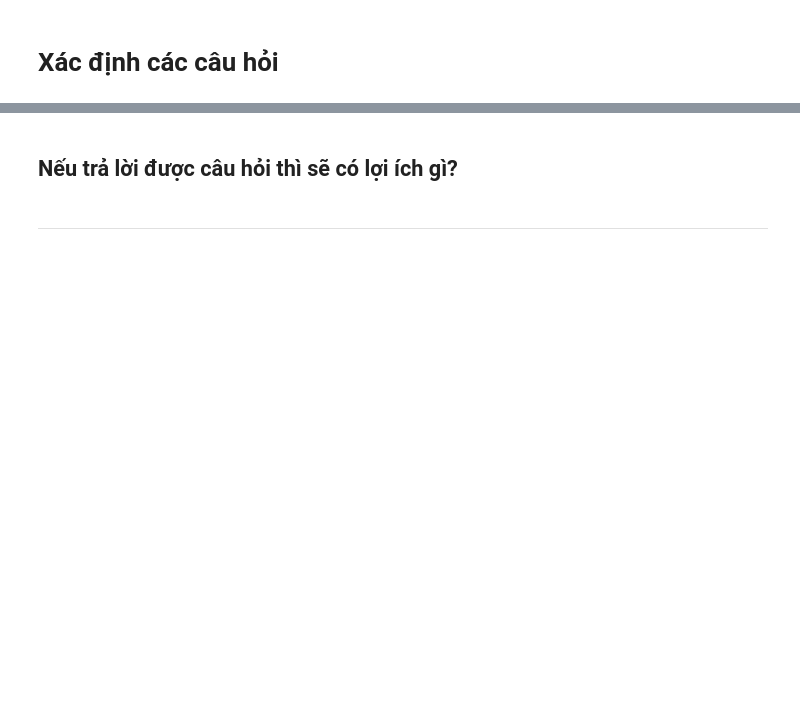
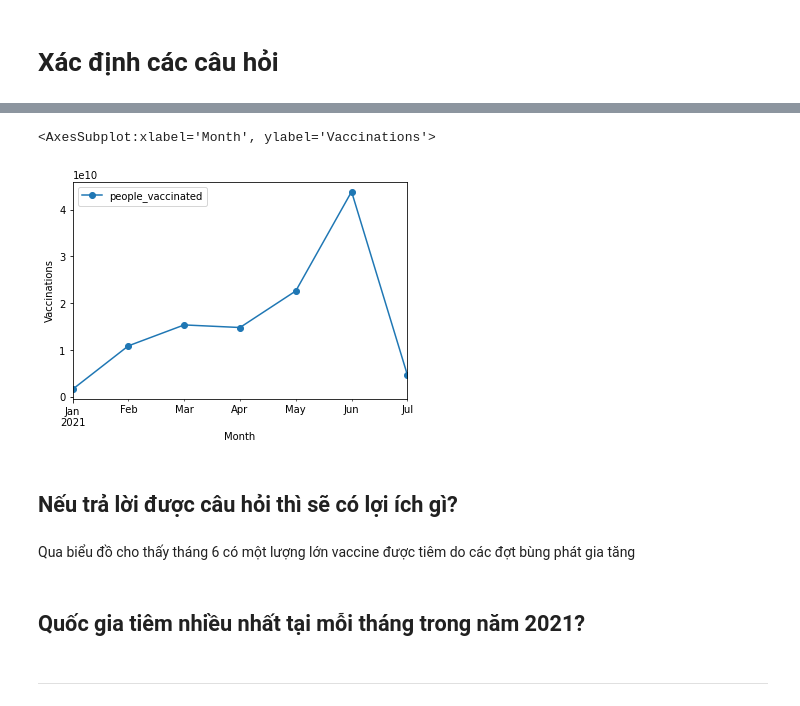
Before and after one commit to FinalProject-P4DS/FinalProject-P4DS, a Jupyter notebook: Final_Project-P4DS.ipynb, the cells around one changed output, grey strips where cells are left out. Cells and saved outputs as stored; diff of their text form; code cells hidden in the pictures; blank space fills up the shorter version.

Commit message:
Add number of people vaccinated each month

```diff
--- a/Final_Project-P4DS.ipynb
+++ b/Final_Project-P4DS.ipynb
@@ -155,7 +155,7 @@ number_ratio_of_null
 # %% [markdown]
 ### 1. Chuyển dtype cột 'date' sang datetime
 # %%
-vaccinations['date']=pd.to_datetime(vaccinations['date'],format="%m/%d/%Y")
+vaccinations['date'] = pd.to_datetime(vaccinations['date'],format="%Y/%m/%d")
 # %% [markdown]
 ### 2. Điền vào giá trị null của các cột
 Thực hiện với 6 cột sau:
@@ -313,0 +316,6 @@ Vaccine đã tiếp cận được với 211 quốc gia
+# %%
+people_vaccinated = national_vacc[['date', 'people_vaccinated']]
+people_vaccinated_2021 = people_vaccinated[people_vaccinated['date'].dt.year == 2021]
+
+num_vaccinations_each_month = people_vaccinated_2021.resample('M', on='date').sum()
+num_vaccinations_each_month
@@ -314,5 +332,14 @@ Vaccine đã tiếp cận được với 211 quốc gia
+# %%
+num_vaccinations_each_month.sort_index().plot.line(marker='o', xlabel="Month", ylabel="Vaccinations")
+# %% [output]
+<AxesSubplot:xlabel='Month', ylabel='Vaccinations'>
+[figure, added]
 # %% [markdown]
 ## Nếu trả lời được câu hỏi thì sẽ có lợi ích gì?
+# %% [markdown]
+Qua biểu đồ cho thấy tháng 6 có một lượng lớn vaccine được tiêm do các đợt bùng phát gia tăng
+# %% [markdown]
+## Quốc gia tiêm nhiều nhất tại mỗi tháng trong năm 2021?
 # %% [markdown]
 ---
 # %% [markdown]
```
Also changed, not shown: parts of 6 cells of this notebook.
